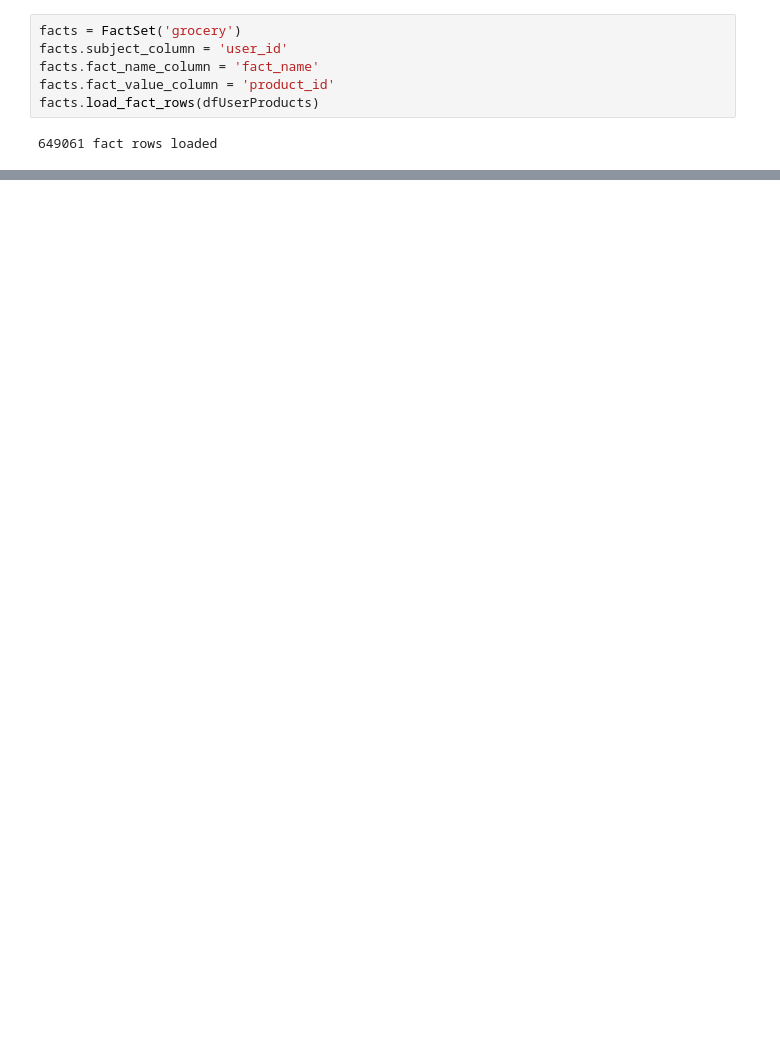
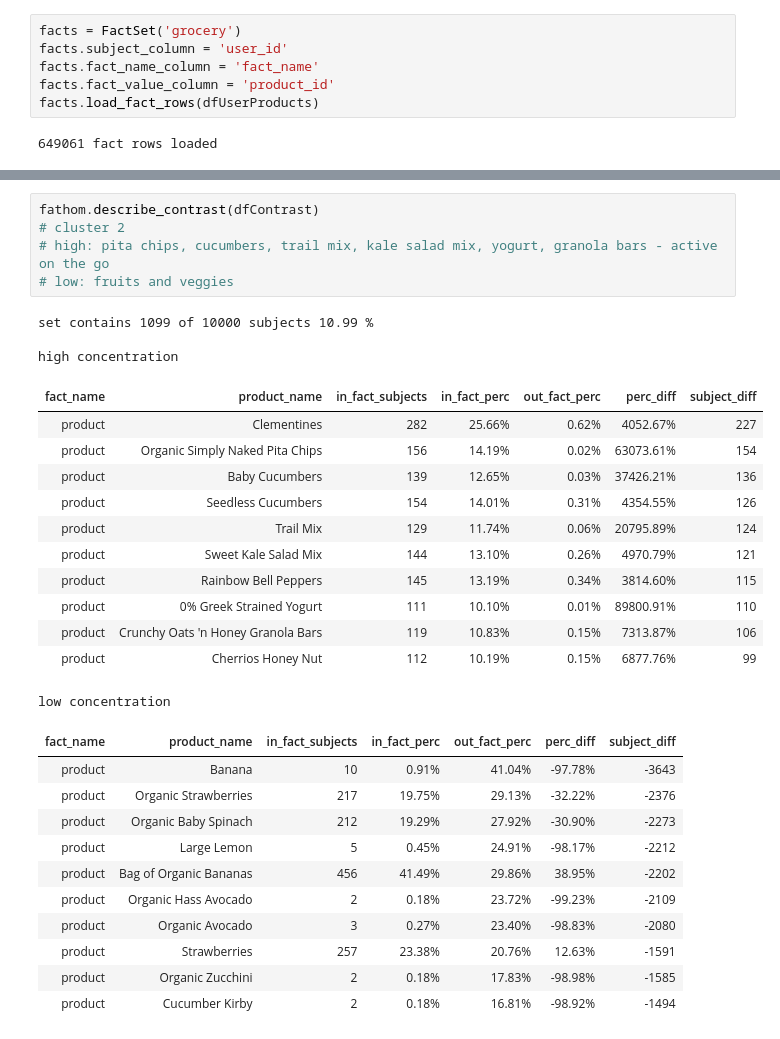
Before and after one commit to icanseeformiles/fathom, a Jupyter notebook: Fathom POC.ipynb, the cells around one changed output, grey strips where cells are left out. Saved outputs shown, nothing was run; the diff lists cells and outputs as text; blank space fills up the shorter version.

```diff
--- a/Fathom POC.ipynb
+++ b/Fathom POC.ipynb
@@ -433,0 +444,32 @@ fathom.load_model(model_name='grocery')
+# %%
+fathom.describe_contrast(dfContrast)
+# cluster 2
+# high: pita chips, cucumbers, trail mix, kale salad mix, yogurt, granola bars - active on the go
+# low: fruits and veggies
+# %% [output]
+set contains 1099 of 10000 subjects 10.99 %
+
+high concentration
+| fact_name | product_name | in_fact_subjects | in_fact_perc | out_fact_perc | perc_diff | subject_diff |
+| product | Clementines | 282 | 25.66% | 0.62% | 4052.67% | 227 |
+| product | Organic Simply Naked Pita Chips | 156 | 14.19% | 0.02% | 63073.61% | 154 |
+| product | Baby Cucumbers | 139 | 12.65% | 0.03% | 37426.21% | 136 |
+| product | Seedless Cucumbers | 154 | 14.01% | 0.31% | 4354.55% | 126 |
+| product | Trail Mix | 129 | 11.74% | 0.06% | 20795.89% | 124 |
+| product | Sweet Kale Salad Mix | 144 | 13.10% | 0.26% | 4970.79% | 121 |
+| product | Rainbow Bell Peppers | 145 | 13.19% | 0.34% | 3814.60% | 115 |
+| product | 0% Greek Strained Yogurt | 111 | 10.10% | 0.01% | 89800.91% | 110 |
+| product | Crunchy Oats 'n Honey Granola Bars | 119 | 10.83% | 0.15% | 7313.87% | 106 |
+| product | Cherrios Honey Nut | 112 | 10.19% | 0.15% | 6877.76% | 99 |
+low concentration
+| fact_name | product_name | in_fact_subjects | in_fact_perc | out_fact_perc | perc_diff | subject_diff |
+| product | Banana | 10 | 0.91% | 41.04% | -97.78% | -3643 |
+| product | Organic Strawberries | 217 | 19.75% | 29.13% | -32.22% | -2376 |
+| product | Organic Baby Spinach | 212 | 19.29% | 27.92% | -30.90% | -2273 |
+| product | Large Lemon | 5 | 0.45% | 24.91% | -98.17% | -2212 |
+| product | Bag of Organic Bananas | 456 | 41.49% | 29.86% | 38.95% | -2202 |
+| product | Organic Hass Avocado | 2 | 0.18% | 23.72% | -99.23% | -2109 |
+| product | Organic Avocado | 3 | 0.27% | 23.40% | -98.83% | -2080 |
+| product | Strawberries | 257 | 23.38% | 20.76% | 12.63% | -1591 |
+| product | Organic Zucchini | 2 | 0.18% | 17.83% | -98.98% | -1585 |
+| product | Cucumber Kirby | 2 | 0.18% | 16.81% | -98.92% | -1494 |
```
Also changed, not shown: parts of 24 cells of this notebook, 1 other file.
